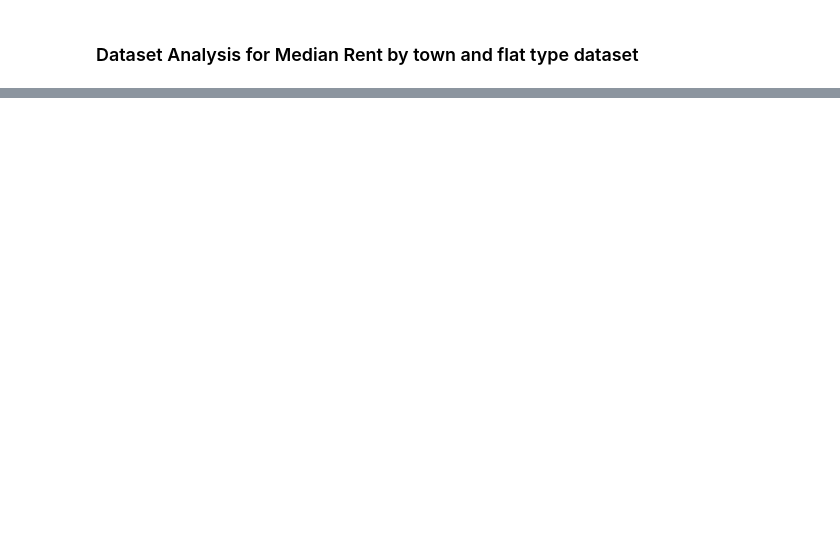
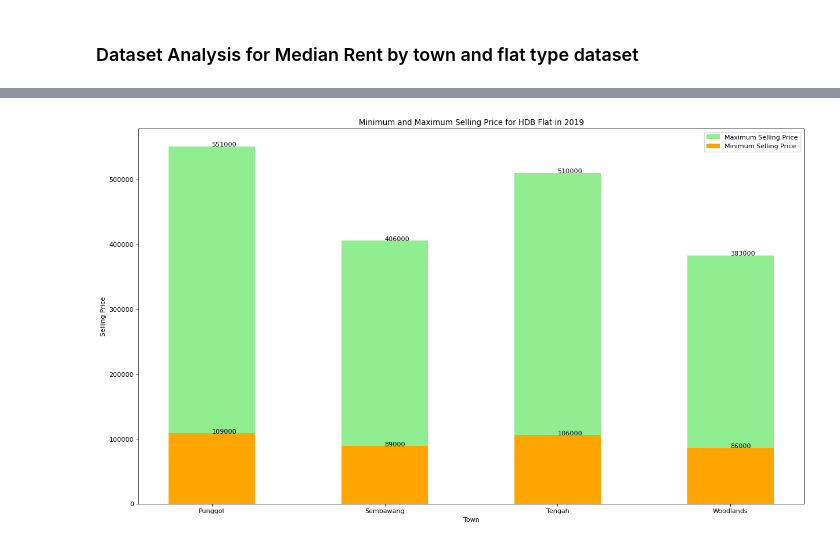
Before and after one commit to AngKokLeong/HDB-Dataset-Analysis, a Jupyter notebook: CA1.ipynb, the cells around one changed output, grey strips where cells are left out. Cells and saved outputs as stored; diff of their text form; code cells hidden in the pictures; blank space fills up the shorter version.

```diff
--- a/CA1.ipynb
+++ b/CA1.ipynb
@@ -135,0 +326,5 @@ print(active_cases_of_renting_out_of_flat_dataset)
+# %%
+dataset_2019 = price_range_of_hdb_flats_offered_dataset_transformed[price_range_of_hdb_flats_offered_dataset_transformed["financial_year"] == 2019]
+data_processor.analysis.generate_bar_chart_for_price_range_of_hdb_flats_offered_dataset(dataset_2019, 2019)
+# %% [output]
+[figure, added]
```
Also changed, not shown: parts of 43 cells of this notebook, 9 other files.
